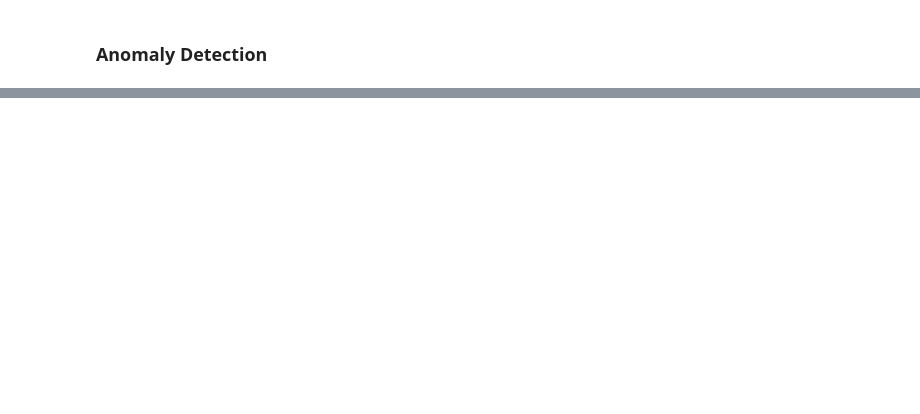
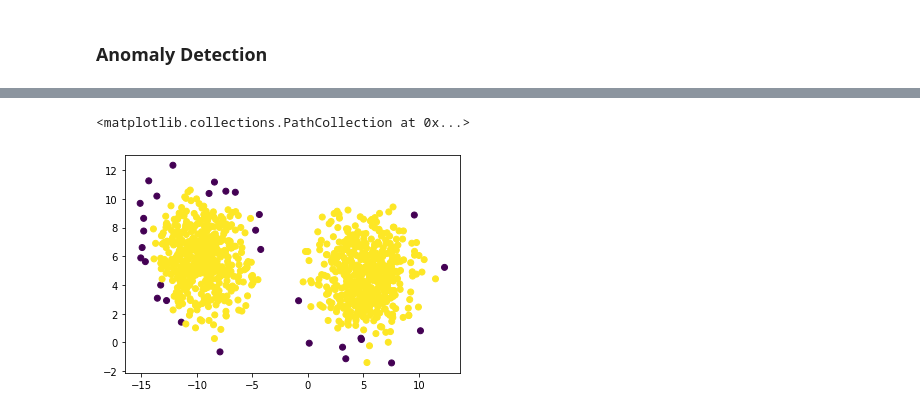
Before and after one commit to vafaei-ar/medical_datascience, a Jupyter notebook: intermediate/material.ipynb, the cells around one changed output, grey strips where cells are left out. Cells and saved outputs as stored; diff of their text form; code cells hidden in the pictures; blank space fills up the shorter version.

```diff
--- a/intermediate/material.ipynb
+++ b/intermediate/material.ipynb
@@ -370,2 +752,8 @@ model.score(x,y)
 # %% [markdown]
 ### Anomaly Detection
+# %%
+from sklearn.datasets import make_blobs
+x, y = make_blobs(n_samples=1000, cluster_std=2.0, centers=2, n_features=2)
+print(x.shape,y.shape)
+# plt.scatter(x[:,0],x[:,1])
+plt.scatter(*x.T,c=y)
@@ -371,0 +764,8 @@ model.score(x,y)
+# %%
+from sklearn.neighbors import LocalOutlierFactor
+clf = LocalOutlierFactor(n_neighbors=10)
+yo = clf.fit_predict(x)
+plt.scatter(*x.T,c=yo)
+# %% [output]
+<matplotlib.collections.PathCollection at 0x...>
+[figure, added]
```
Also changed, not shown: parts of 66 cells of this notebook.
